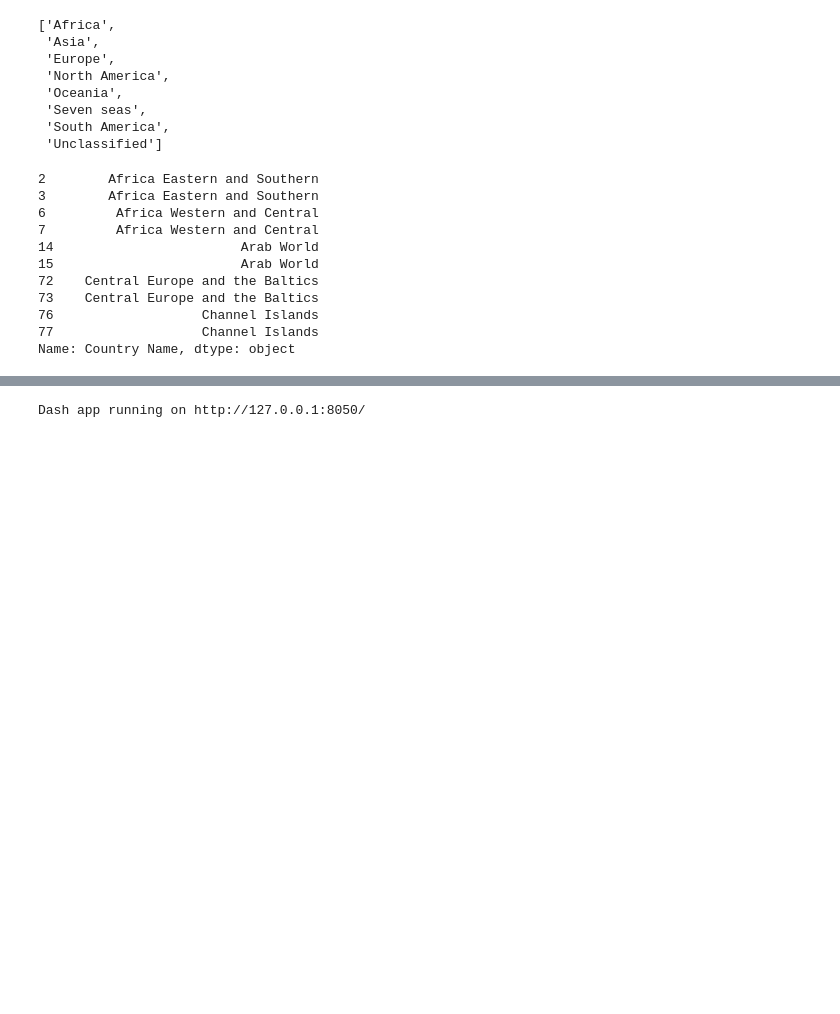
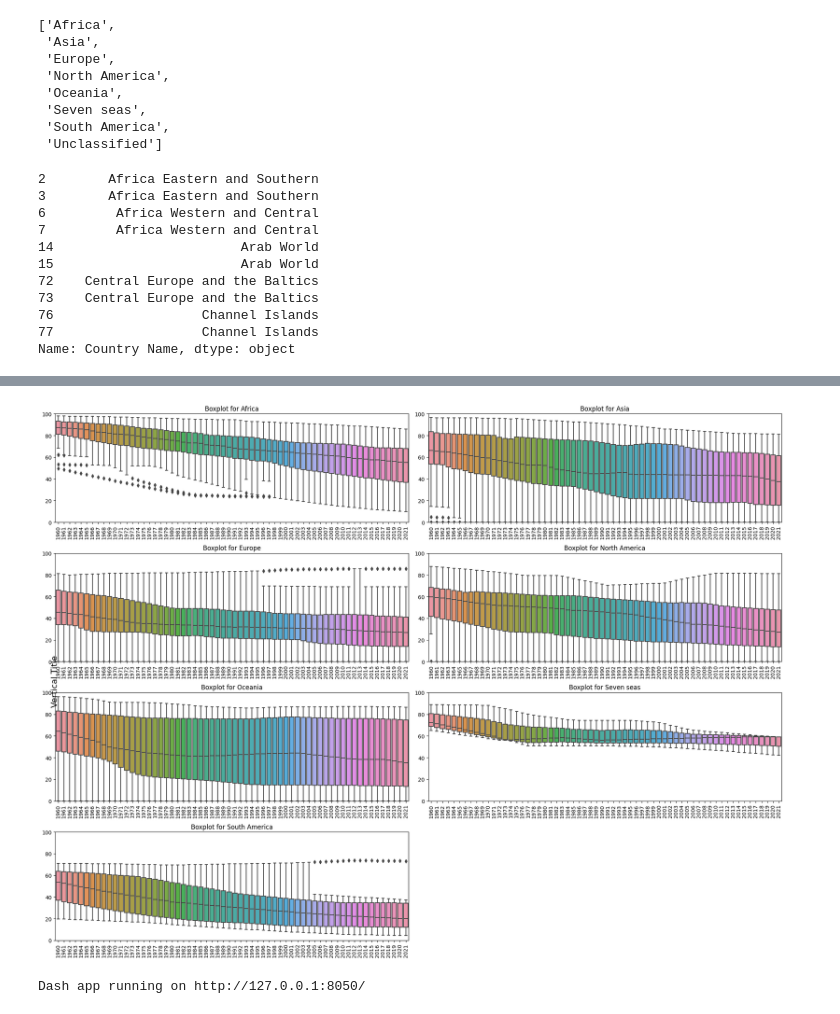
Before and after one commit to DeusNexus/iu-exploratory-data-analysis, a Jupyter notebook: eda-notebook.ipynb, the cells around one changed output, grey strips where cells are left out. Cells and saved outputs as stored; diff of their text form; code cells hidden in the pictures; blank space fills up the shorter version.

```diff
--- a/eda-notebook.ipynb
+++ b/eda-notebook.ipynb
@@ -309,0 +360,39 @@ df = df.drop(df[drop_unclassified_filtered].index)
+# %%
+# From now the focus will be on Rural Percentages since these absolute numbers of total population are hard to put into perspective.
+# Here is a boxplot showing the same but in a more visual trend.
+
+# Assuming df is your DataFrame with the data
+plt.figure(figsize=(20, 15))  # Adjust the figure size as needed
+num_continents = len(continents) - 1
+grouped_continents = df[mask_rural_pcnt].groupby("Continent")
+
+# Calculate the number of rows based on the number of continents and two columns
+num_rows = (num_continents // 2) + (num_continents % 2)
+
+for i, continent in enumerate(continents, 1):
+    if continent == 'Unclassified':
+        continue
+    plt.subplot(num_rows, 2, i)  # Create a subplot for each continent in a grid with num_rows rows and 2 columns
+
+    # Create a boxplot for the current continent
+    sns.boxplot(
+        data=grouped_continents.get_group(continent)[years],
+    )
+    plt.title(f'Boxplot for {continent}')
+    plt.ylabel('')
+    plt.xticks(rotation=90)
+    plt.ylim(0,100)
+
+fig = plt.gcf()
+fig.text(0.02, 0.5, 'Vertical Title', rotation=90, va='center', fontsize=16)
+plt.tight_layout()  # Adjust subplot layout for better spacing
+plt.show()
+
+# For each continent a grouped boxplot is created, further revealing trends around the world.
+# All of them show a general downtrend in rural population %.
+# Africa is still has most people living in rural areas, most outliers also don't go as low as continents like Asia, Europe, Oceania.
+# Seaven Seas and South America also have less outliers to the downside.
+# Continents like Europa, Asia, North America and Oceania in general are more developed and larger populations live in Urban areas lowering the Rural Populuation percentages.
+# Seaven seas trend is very confined, mostly since it consists of few countries and most of them are small. This could be a reason for the low variation since changes are going slow.
+# %% [output]
+[figure, added]
```
Also changed, not shown: parts of 7 cells of this notebook.
